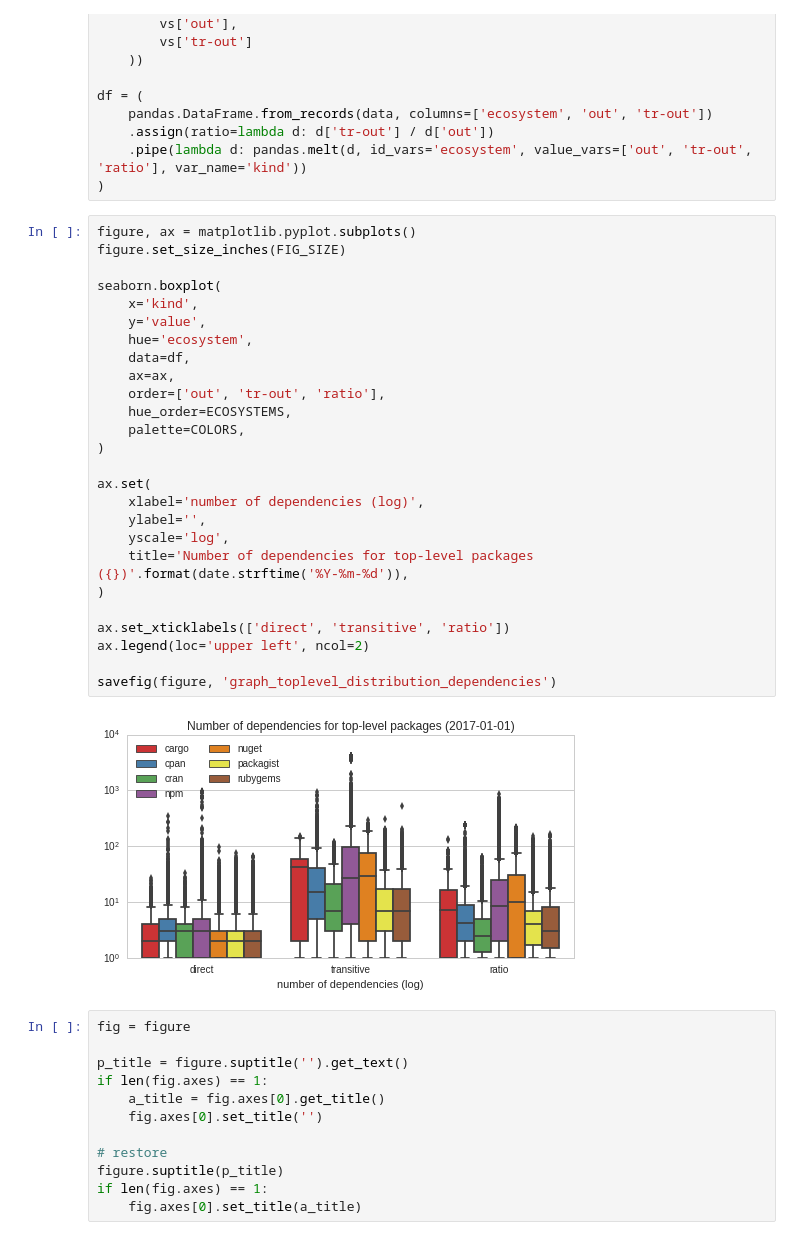
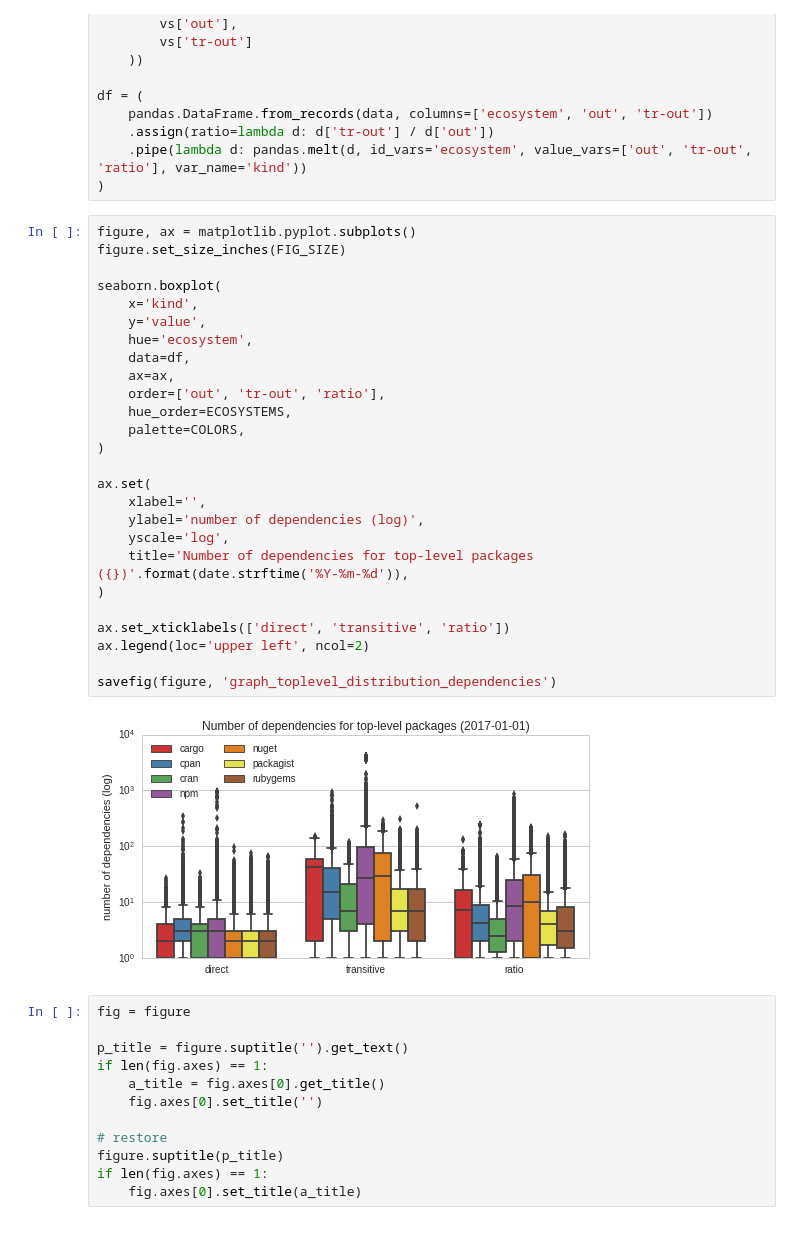
Before and after one commit to AlexandreDecan/ecos-emse, a Jupyter notebook: notebooks/Graphs metrics.ipynb, the cells around one changed output. Saved outputs shown, nothing was run; the diff lists cells and outputs as text.

```diff
--- a/notebooks/Graphs metrics.ipynb
+++ b/notebooks/Graphs metrics.ipynb
@@ -841,31 +904,31 @@ df = (
 # %%
 figure, ax = matplotlib.pyplot.subplots()
 figure.set_size_inches(FIG_SIZE)
 
 seaborn.boxplot(
     x='kind',
     y='value',
     hue='ecosystem',
     data=df,
     ax=ax,
     order=['out', 'tr-out', 'ratio'],
     hue_order=ECOSYSTEMS,
     palette=COLORS,
 )
 
 ax.set(
-    xlabel='number of dependencies (log)',
-    ylabel='',
+    xlabel='',
+    ylabel='number of dependencies (log)',
     yscale='log',
     title='Number of dependencies for top-level packages ({})'.format(date.strftime('%Y-%m-%d')),
 )
 
 ax.set_xticklabels(['direct', 'transitive', 'ratio'])
 ax.legend(loc='upper left', ncol=2)
 
 savefig(figure, 'graph_toplevel_distribution_dependencies')
 # %% [output]
-[figure, old version]
+[figure, new version]
 # %%
 fig = figure
 
```
Also changed, not shown: parts of 8 cells of this notebook, 9 other files.
